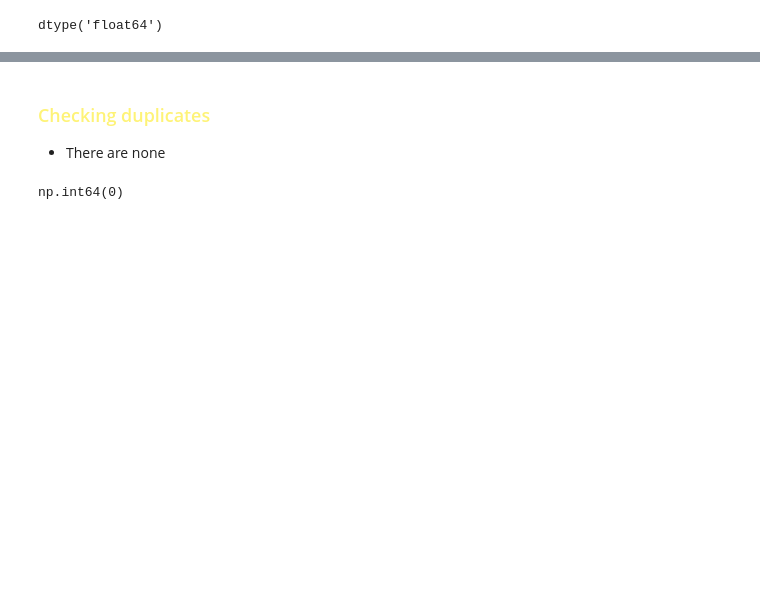
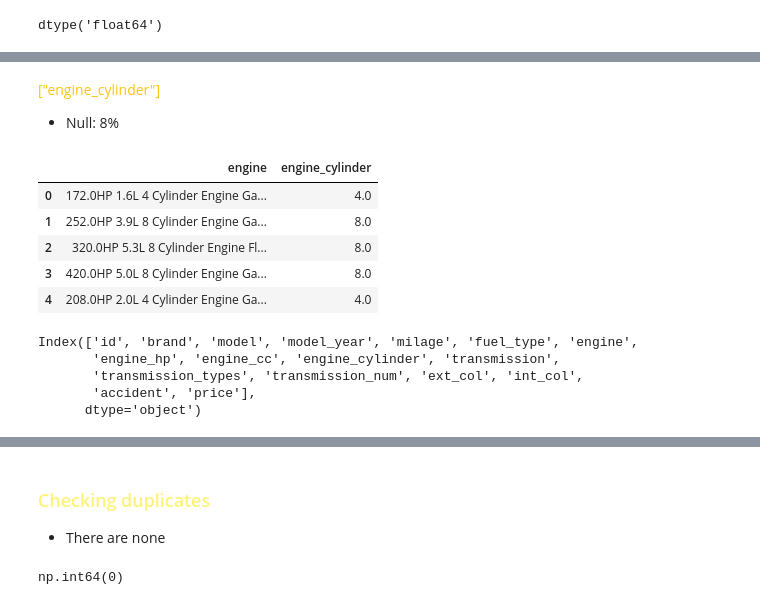
Before and after one commit to Bootcamp-IA-P4/Car_prices_project_equipo2, a Jupyter notebook: eda/cleaning.ipynb, the cells around one changed output, grey strips where cells are left out. Cells and saved outputs as stored; diff of their text form; code cells hidden in the pictures; blank space fills up the shorter version.

```diff
--- a/eda/cleaning.ipynb
+++ b/eda/cleaning.ipynb
@@ -352,0 +404,56 @@ Name: engine, dtype: object
+# %% [markdown]
+<span style="color:#ffc509;">  ["engine_cylinder"] </span>
+- Null: 8%
+# %%
+def extract_cylinder(row):
+
+    engine_string = str(row['engine'])
+    engine_lower = engine_string.lower()
+    if pd.isna(engine_string):
+        return None
+
+    match_1 = re.search(r"^(\d+)\s*cylinder(?:s)?", engine_lower)  # Only extract what it is only before cylinder which indicates the horse powers
+    match_2 = re.search(r"v(\d+)", engine_lower)                   # Everything that is after a V
+    match_3 = re.search(r"i(\d+)", engine_lower)                   # Everything that is after a I
+    match_4 = re.search(r"(\d+)\s+cylinder(?:s)?", engine_lower)   # Only extract what it is only before cylinder which indicates the horse powers but with a space before
+
+    if match_1:
+        try:
+            return int(match_1.group(1))
+        except ValueError:
+            return None
+    elif match_2:
+        try:
+            return int(match_2.group(1))
+        except ValueError:
+            return None
+    elif match_3:
+        try:
+            return int(match_3.group(1))
+        except ValueError:
+            return None
+    elif match_4:
+        try:
+            return int(match_4.group(1))
+        except ValueError:
+            return None
+    else:
+        return None
+
+df_car['engine_cylinder'] = df_car.apply(extract_cylinder, axis=1)
+df_car[['engine', 'engine_cylinder']].head()
+# %% [output]
+|  | engine | engine_cylinder |
+| 0 | 172.0HP 1.6L 4 Cylinder Engine Ga... | 4.0 |
+| 1 | 252.0HP 3.9L 8 Cylinder Engine Ga... | 8.0 |
+| 2 | 320.0HP 5.3L 8 Cylinder Engine Fl... | 8.0 |
+| 3 | 420.0HP 5.0L 8 Cylinder Engine Ga... | 8.0 |
+| 4 | 208.0HP 2.0L 4 Cylinder Engine Ga... | 4.0 |
+# %%
+df_car.columns
+# %% [output]
+Index(['id', 'brand', 'model', 'model_year', 'milage', 'fuel_type', 'engine',
+       'engine_hp', 'engine_cc', 'engine_cylinder', 'transmission',
+       'transmission_types', 'transmission_num', 'ext_col', 'int_col',
+       'accident', 'price'],
+      dtype='object')
```
Also changed, not shown: parts of 26 cells of this notebook.
